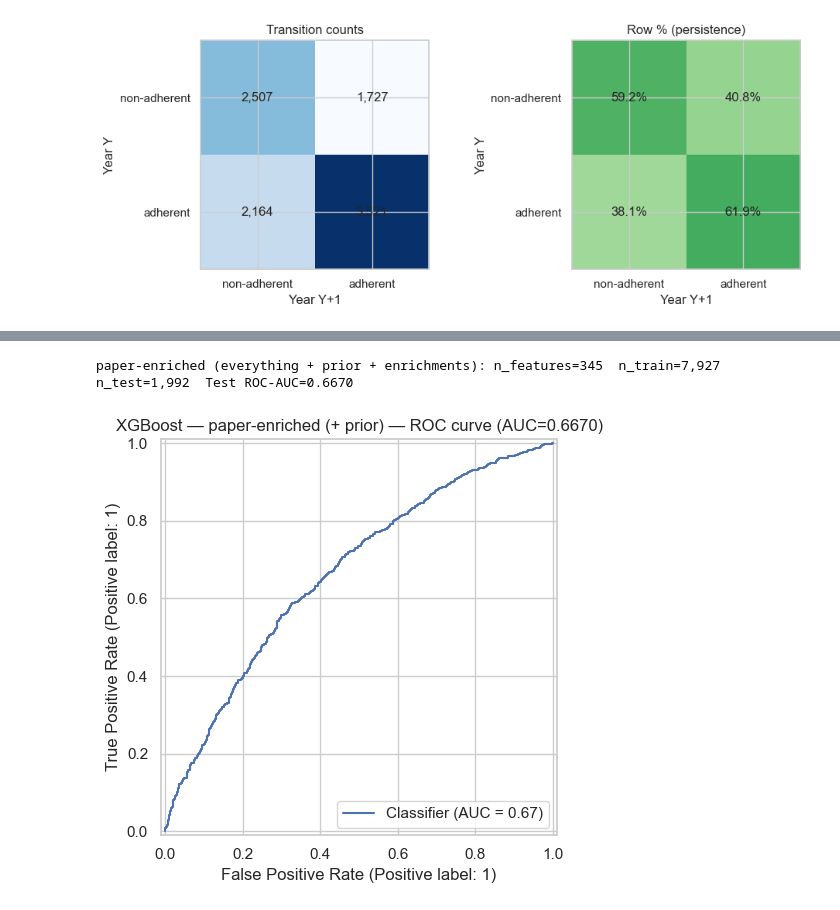
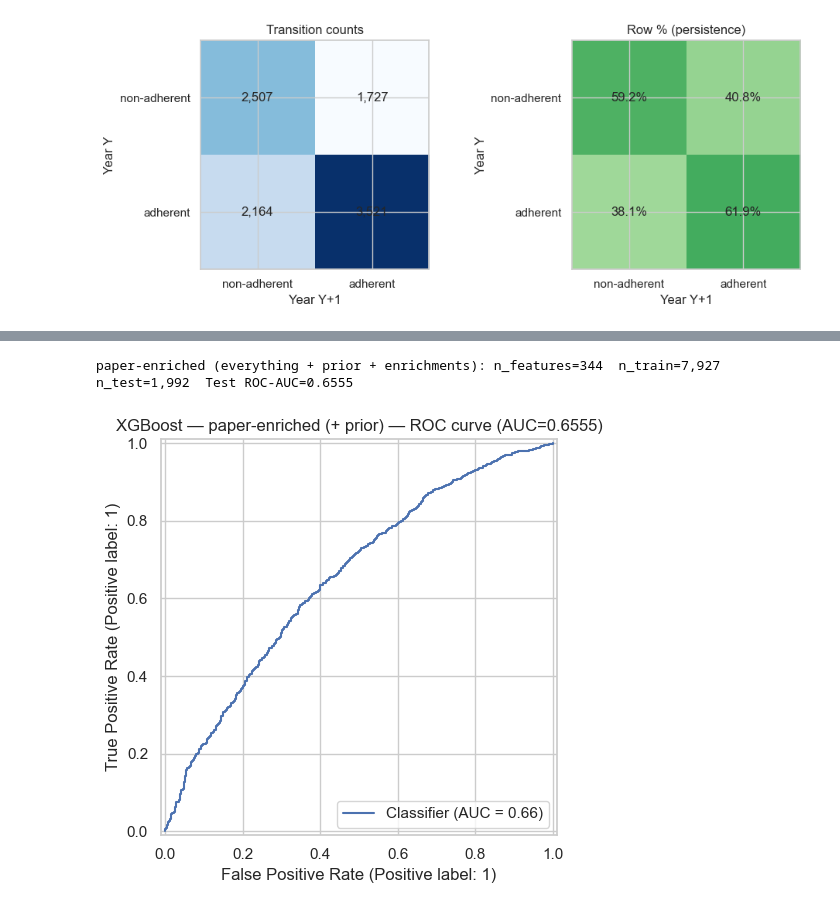
Before and after one commit to FrianaEngineer/Medical-Adherence, a Jupyter notebook: Notebooks/allYearMergeClean.ipynb, the cells around one changed output, grey strips where cells are left out. Saved outputs shown, nothing was run; the diff lists cells and outputs as text; code cells hidden in the pictures.

```diff
--- a/Notebooks/allYearMergeClean.ipynb
+++ b/Notebooks/allYearMergeClean.ipynb
@@ -2492,13 +2492,15 @@ Feature groups (corrected counts; Step R paper enrichments excluded):
 
 Drop from X: `DUPERSID`, `YEAR`, `is_adherent`, `meps_adherence_ratio`, plus paper-enrichment columns (reserved for Step R).
 # %%
-# Fixed XGBoost by feature group — 315 / 319 corrected counts
+# Fixed XGBoost by feature group — 315 / 318 (no prior_ratio)
 
 from xgboost import XGBClassifier
 from sklearn.metrics import roc_auc_score
 
-if "lagged" not in globals() or lagged is None or "prior_ratio" not in lagged.columns:
-    raise RuntimeError("Run Step P first (needs 4 prior-year features on lagged).")
+if "lagged" not in globals() or lagged is None or "prior_is_adherent" not in lagged.columns:
+    raise RuntimeError("Run Step P first (needs 3 prior-year features on lagged).")
+if "prior_ratio" in lagged.columns:
+    raise RuntimeError("prior_ratio present — re-run Step P (models exclude prior_ratio).")
 
 train = lagged[lagged["YEAR"].isin([2021, 2022])].copy()
 test = lagged[lagged["YEAR"] == 2023].copy()
@@ -2523,7 +2525,7 @@ DROP_FROM_X = {
     "meps_adherence_ratio",
     *PAPER_ENRICH_COLS,
 }
-PRIOR_COLS = ["prior_is_adherent", "prior_ratio", "prior_n_drugs", "prior_n_cond"]
+PRIOR_COLS = ["prior_is_adherent", "prior_n_drugs", "prior_n_cond"]
 ICD_COLS = [c for c in lagged.columns if c.startswith("ICD_")]
 RX_COLS = [c for c in lagged.columns if c.startswith("RXDRG_")]
 DEMO_COLS = [
@@ -2541,8 +2543,9 @@ EVERYTHING_PRIOR = [c for c in lagged.columns if c not in DROP_FROM_X]
 assert len(DEMO_COLS) == 25, len(DEMO_COLS)
 assert len(DEMO_COLS) + len(ICD_COLS) == 99, (len(DEMO_COLS), len(ICD_COLS))
 assert len(CURRENT_NO_PRIOR) == 315, len(CURRENT_NO_PRIOR)
-assert len(PRIOR_COLS) == 4
-assert len(EVERYTHING_PRIOR) == 319, len(EVERYTHING_PRIOR)
+assert len(PRIOR_COLS) == 3
+assert len(EVERYTHING_PRIOR) == 318, len(EVERYTHING_PRIOR)
+assert "prior_ratio" not in EVERYTHING_PRIOR
 
 feature_groups = {
     "demographics only": DEMO_COLS,
@@ -2903,10 +2906,9 @@ _ENRICH_PRESENT = [c for c in ENRICH_COLS if c in model_df_all.columns]
 if not _ENRICH_PRESENT:
     raise RuntimeError("Enrichment columns missing — re-run Step R merge/write cell.")
 
-# Rebuild 4-lag panel on enriched frame (same recipe as Step P)
+# Rebuild 3-lag panel on enriched frame (same recipe as Step P; no prior_ratio)
 _PRIOR_MAP = {
     "is_adherent": "prior_is_adherent",
-    "meps_adherence_ratio": "prior_ratio",
     "n_drugs": "prior_n_drugs",
     "n_conditions": "prior_n_cond",
 }
@@ -2919,7 +2921,7 @@ train_r = lagged_r[lagged_r["YEAR"].isin([2021, 2022])].copy()
 test_r = lagged_r[lagged_r["YEAR"] == 2023].copy()
 assert len(set(train_r["DUPERSID"]) & set(test_r["DUPERSID"])) == 0
 
-DROP_FROM_X_R = {"DUPERSID", "YEAR", "is_adherent", "meps_adherence_ratio"}
+DROP_FROM_X_R = {"DUPERSID", "YEAR", "is_adherent", "meps_adherence_ratio", "prior_ratio"}
 # Units are free-text; Model 4 keeps numeric dose/freq + freq_bin dummies only
 DROP_UNITS_R = {"medication_dose_unit", "medication_qty_unit"}
 CAT_ONEHOT_R = ["MARRYXX", "REGIONXX", "RACETHX", "medication_freq_bin"]
@@ -2965,32 +2967,32 @@ XGB_FIXED_R = dict(
     verbosity=0,
 )
 
 y_train_r = train_r["is_adherent"].astype(int)
 y_test_r = test_r["is_adherent"].astype(int)
 X_train_r = _prep_X_paper(train_r, feature_cols_r)
 X_test_r = _prep_X_paper(test_r, feature_cols_r).reindex(
     columns=X_train_r.columns, fill_value=-999.0
 )
 
 best_xgb_paper = XGBClassifier(**XGB_FIXED_R)
 best_xgb_paper.fit(X_train_r, y_train_r)
 y_proba_paper = best_xgb_paper.predict_proba(X_test_r)[:, 1]
 auc_paper = float(roc_auc_score(y_test_r, y_proba_paper))
 
 print(
     f"paper-enriched (everything + prior + enrichments): "
     f"n_features={X_train_r.shape[1]}  "
     f"n_train={len(train_r):,}  n_test={len(test_r):,}  "
     f"Test ROC-AUC={auc_paper:.4f}"
 )
 
 fig, ax = plt.subplots(figsize=(6, 5))
 RocCurveDisplay.from_predictions(y_test_r, y_proba_paper, ax=ax)
 ax.set_title(
     f"XGBoost — paper-enriched (+ prior) — ROC curve (AUC={auc_paper:.4f})"
 )
 plt.tight_layout()
 plt.show()
 # %% [output]
-paper-enriched (everything + prior + enrichments): n_features=345  n_train=7,927  n_test=1,992  Test ROC-AUC=0.6670
+paper-enriched (everything + prior + enrichments): n_features=344  n_train=7,927  n_test=1,992  Test ROC-AUC=0.6555
-[figure, old version]
+[figure, new version]
```
Also changed, not shown: parts of 7 cells of this notebook, 1 other file.
